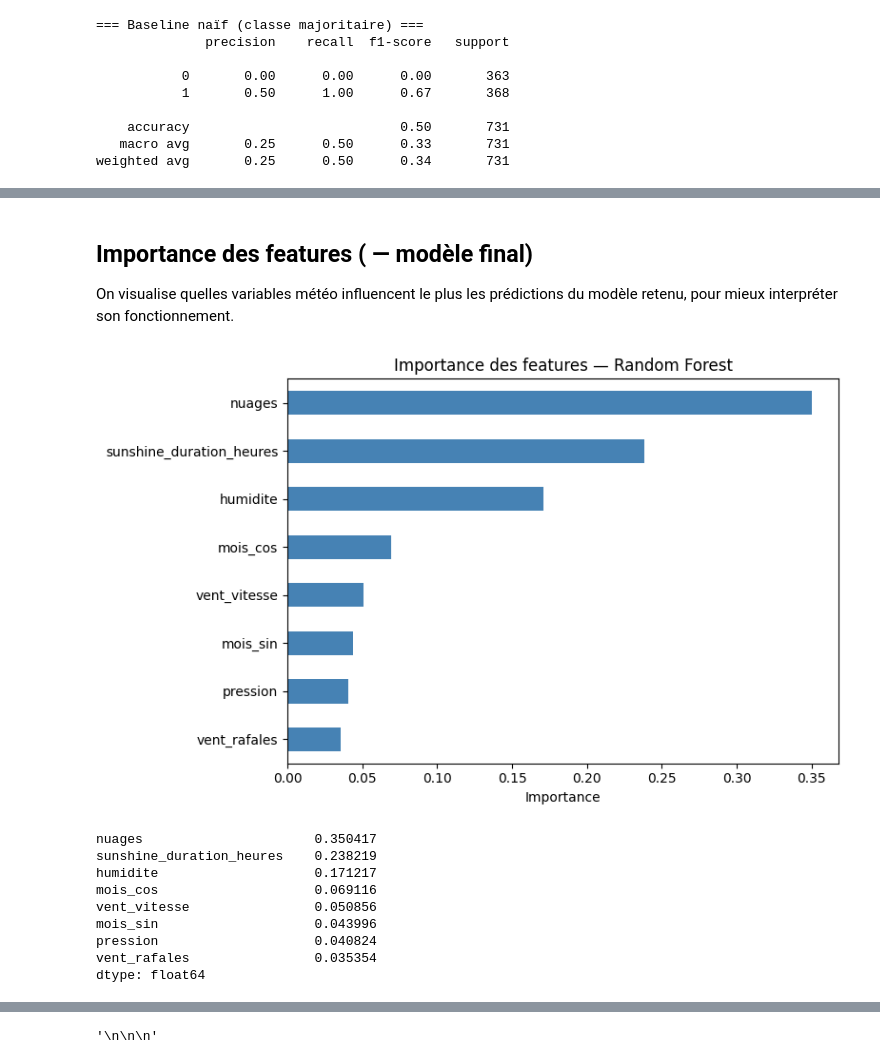
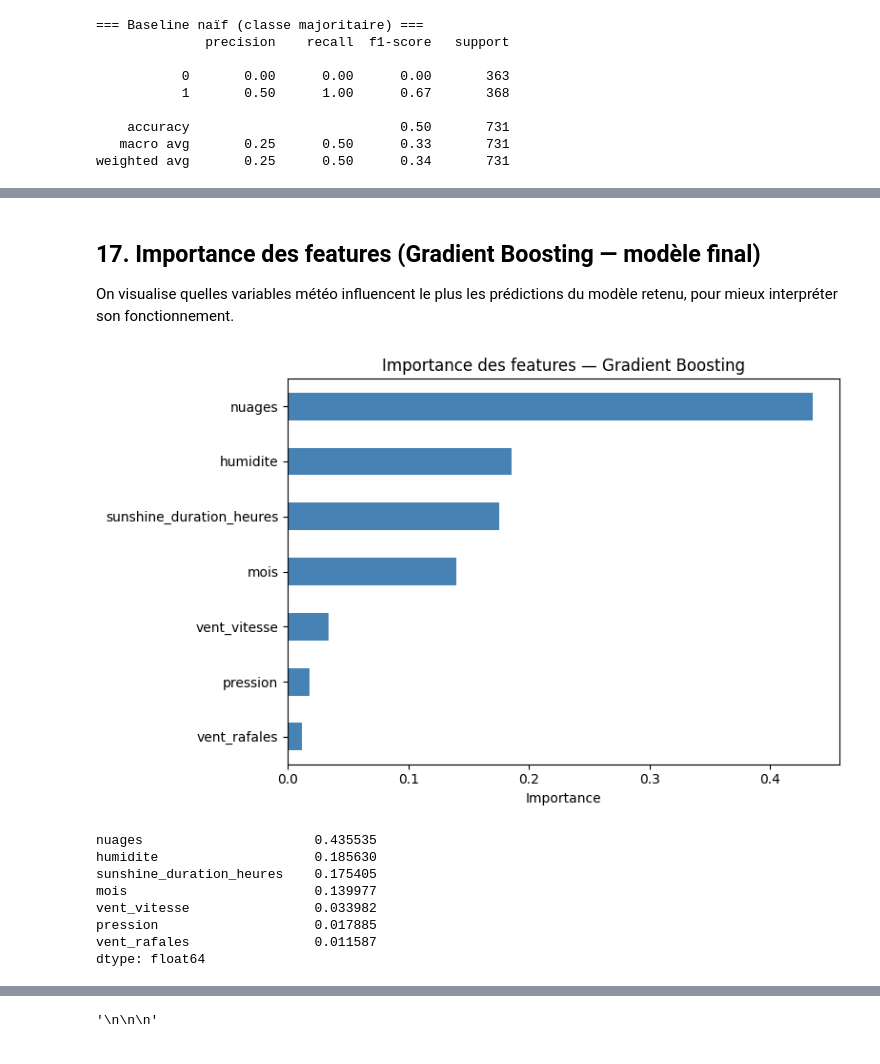
Before and after one commit to Dine803/cosit-stage-prediction-meteo, a Jupyter notebook: notebooks/modele_pluie.ipynb, the cells around one changed output, grey strips where cells are left out. Saved outputs shown, nothing was run; the diff lists cells and outputs as text; code cells hidden in the pictures.

```diff
--- a/notebooks/modele_pluie.ipynb
+++ b/notebooks/modele_pluie.ipynb
@@ -250,11 +375,0 @@ principale. En attendant, il est testé localement sur cette branche.
-# %%
-df["mois_sin"] = np.sin(2 * np.pi * df["mois"] / 12)
-df["mois_cos"] = np.cos(2 * np.pi * df["mois"] / 12)
-
-# Liste de features locale, en attente de validation pour modifier
-# FEATURES_COMMUNES dans src/config.py
-FEATURES_AVEC_MOIS_CYCLIQUE = [
-    f for f in FEATURES_COMMUNES if f != "mois"
-] + ["mois_sin", "mois_cos"]
-
-print(FEATURES_AVEC_MOIS_CYCLIQUE)
@@ -289,15 +402,15 @@ df_val = df.iloc[fin_train:fin_val]
 df_test = df.iloc[fin_val:]
 
 # Entraînement
-X_train = df_train[FEATURES_AVEC_MOIS_CYCLIQUE]
+X_train = df_train[FEATURES_COMMUNES]
 y_train = creer_cible_pluie(df_train)
 
 #Validation entre les différents modèles
-X_val = df_val[FEATURES_AVEC_MOIS_CYCLIQUE]
+X_val = df_val[FEATURES_COMMUNES]
 y_val = creer_cible_pluie(df_val)
 
 # Test pour évaluer le comportement de notre modèle final face à de futurs données
-X_test = df_test[FEATURES_AVEC_MOIS_CYCLIQUE]
+X_test = df_test[FEATURES_COMMUNES]
 y_test = creer_cible_pluie(df_test)
 
 print("Train :", X_train.shape, "| Val :", X_val.shape, "| Test :", X_test.shape)
@@ -393,0 +511,6 @@ F1 moyen(CV) 0.714
+# %%
+rf_initial = RandomForestClassifier(random_state= RANDOM_STATE)
+
+rf_initial.fit(X_train, y_train)
+
+y_pred_rf_initial = rf_initial.predict(X_val)
@@ -393,0 +550,6 @@ F1 moyen(CV) 0.714
+# %%
+gb_initial = GradientBoostingClassifier(random_state= RANDOM_STATE)
+
+gb_initial.fit(X_train, y_train)
+
+y_pred_gb_initial = gb_initial.predict(X_val)
@@ -671,31 +1101,30 @@ plt.show()
 # %% [markdown]
-## Importance des features ( — modèle final)
+## 17. Importance des features (Gradient Boosting — modèle final)
 
 On visualise quelles variables météo influencent le plus les prédictions
 du modèle retenu, pour mieux interpréter son fonctionnement.
 # %%
-
-importances = pd.Series(modele_rf.feature_importances_, index=FEATURES_AVEC_MOIS_CYCLIQUE)
+modele_final_pluie = gb_search2.best_estimator_
+importances = pd.Series(modele_final_pluie.feature_importances_, index=FEATURES_COMMUNES)
 importances = importances.sort_values(ascending=False)
 
 plt.figure(figsize=(8, 5))
 importances.plot(kind="barh", color="steelblue")
 plt.gca().invert_yaxis()
-plt.title("Importance des features — Random Forest")
+plt.title("Importance des features — Gradient Boosting")
 plt.xlabel("Importance")
 plt.tight_layout()
 plt.show()
 
 importances
 # %% [output]
-[figure, old version]
+[figure, new version]
-nuages                      0.350417
-sunshine_duration_heures    0.238219
-humidite                    0.171217
-mois_cos                    0.069116
-vent_vitesse                0.050856
-mois_sin                    0.043996
-pression                    0.040824
-vent_rafales                0.035354
+nuages                      0.435535
+humidite                    0.185630
+sunshine_duration_heures    0.175405
+mois                        0.139977
+vent_vitesse                0.033982
+pression                    0.017885
+vent_rafales                0.011587
 dtype: float64
 # %% [markdown]
```
Also changed, not shown: parts of 88 cells of this notebook.
